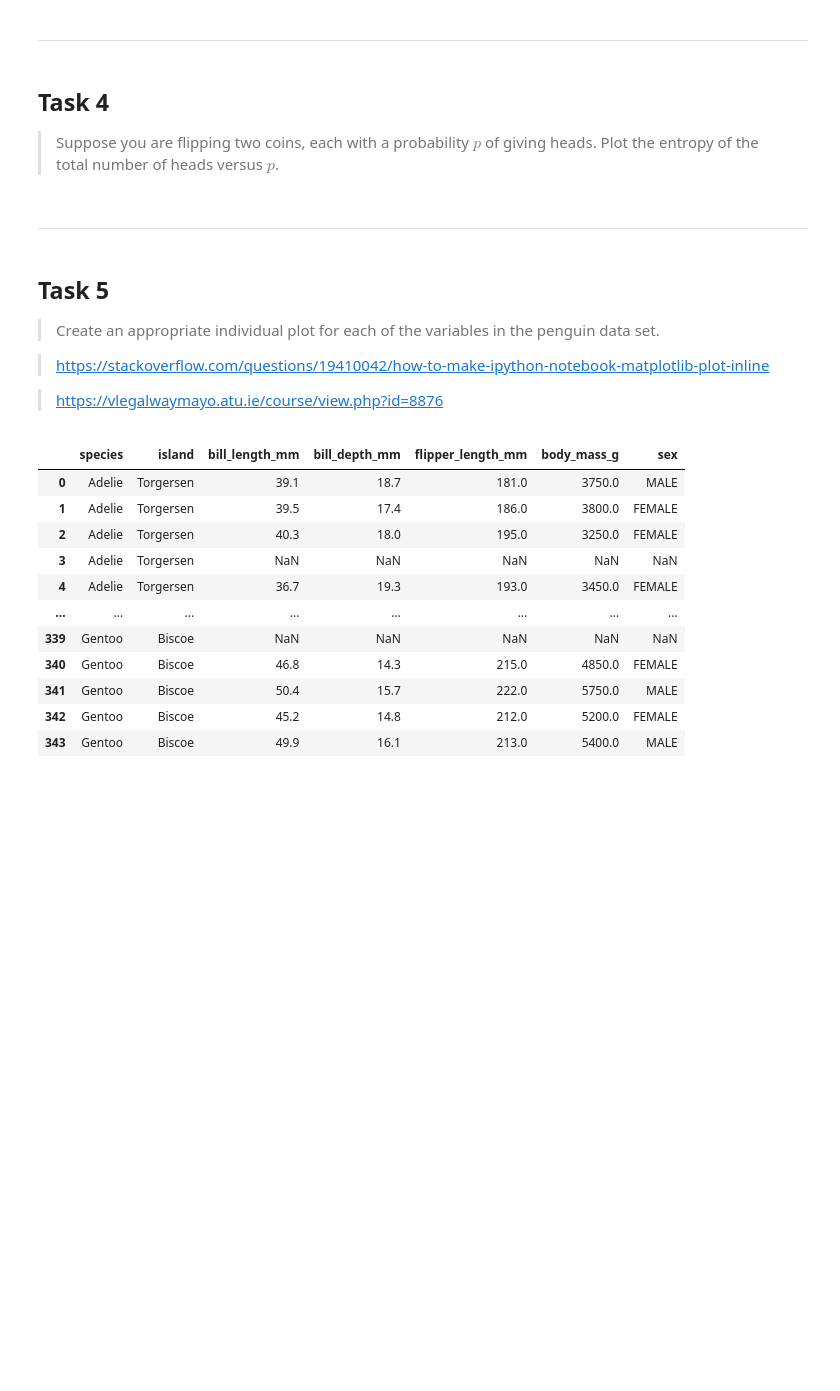
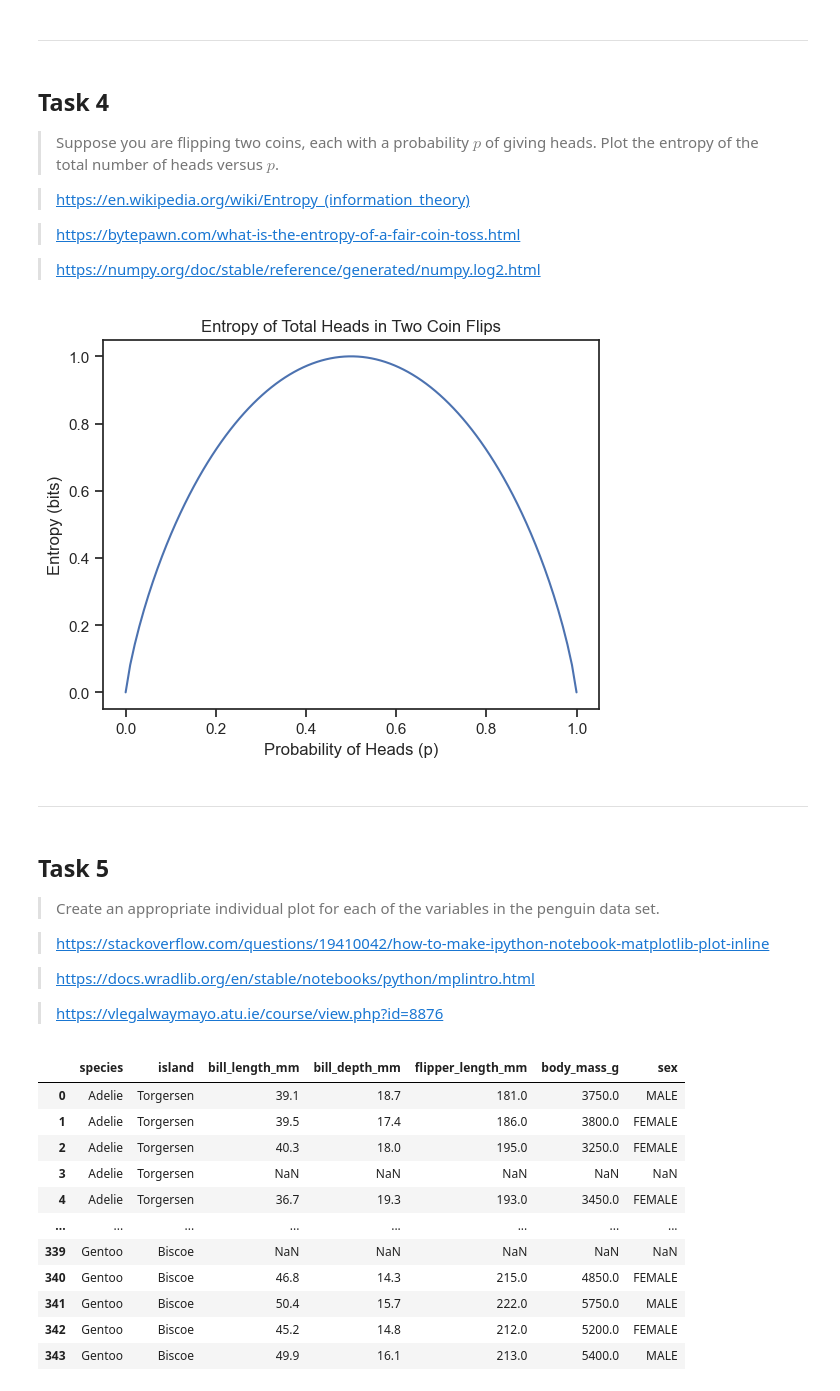
Before and after one commit to Tanjasta/Fundamentals-of-Data-Analysis, a Jupyter notebook: tasks.ipynb, the cells around one changed output. Saved outputs shown, nothing was run; the diff lists cells and outputs as text; code cells hidden in the pictures; blank space fills up the shorter version.

```diff
--- a/tasks.ipynb
+++ b/tasks.ipynb
@@ -104,6 +104,37 @@ To model variables **Species**, **Sex**  and **Island** the Categorical Distribu
 > Suppose you are flipping two coins, each with a probability $p$ of
 giving heads. Plot the entropy of the total number of heads versus
 $p$.
+
+>https://en.wikipedia.org/wiki/Entropy_(information_theory)
+
+>https://bytepawn.com/what-is-the-entropy-of-a-fair-coin-toss.html
+
+>https://numpy.org/doc/stable/reference/generated/numpy.log2.html
+# %%
+#importing libraries for ploting
+import matplotlib.pyplot as plt
+import numpy as np
+#this function calculates the entropy, using formula for enthropy
+def entropy(p):
+    if p == 0 or p == 1:
+        return 0
+    else:
+        q = 1 - p
+        return -(p*np.log2(p) + q*np.log2(q))
+
+#generating probability values
+p_values = np.linspace(0, 1, 100)
+
+#calculating entropy for each probability value
+entropy_values = [entropy(p) for p in p_values]
+#ploting
+plt.plot(p_values, entropy_values)
+plt.xlabel('Probability of Heads (p)')
+plt.ylabel('Entropy (bits)')
+plt.title('Entropy of Total Heads in Two Coin Flips')
+plt.show()
+# %% [output]
+[figure, added]
 # %% [markdown]
 
 
@@ -116,6 +147,8 @@ the penguin data set.
 
 >https://stackoverflow.com/questions/19410042/how-to-make-ipython-notebook-matplotlib-plot-inline
 
+>https://docs.wradlib.org/en/stable/notebooks/python/mplintro.html
+
 >https://vlegalwaymayo.atu.ie/course/view.php?id=8876
 # %%
 import seaborn as sns
```
Also changed, not shown: parts of 3 cells of this notebook.
